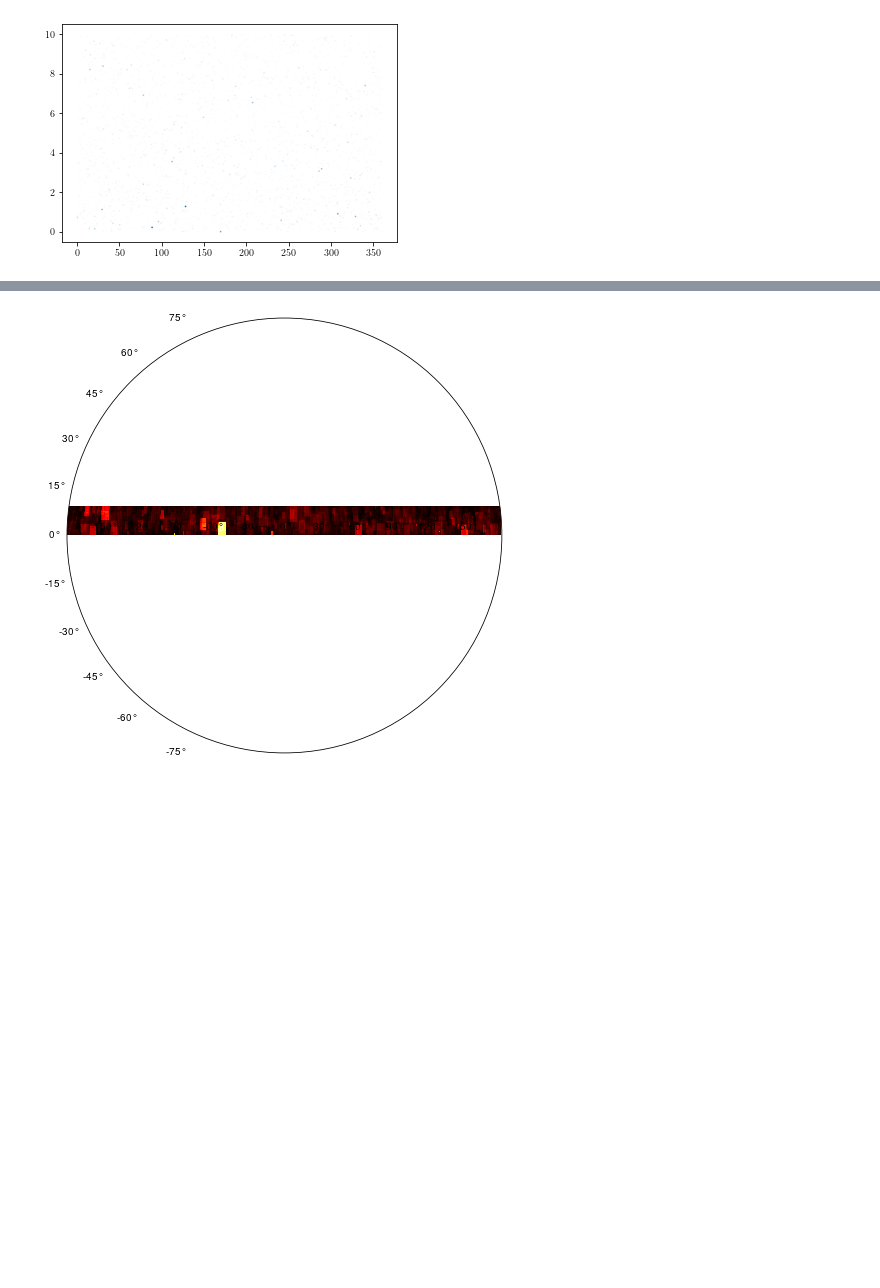
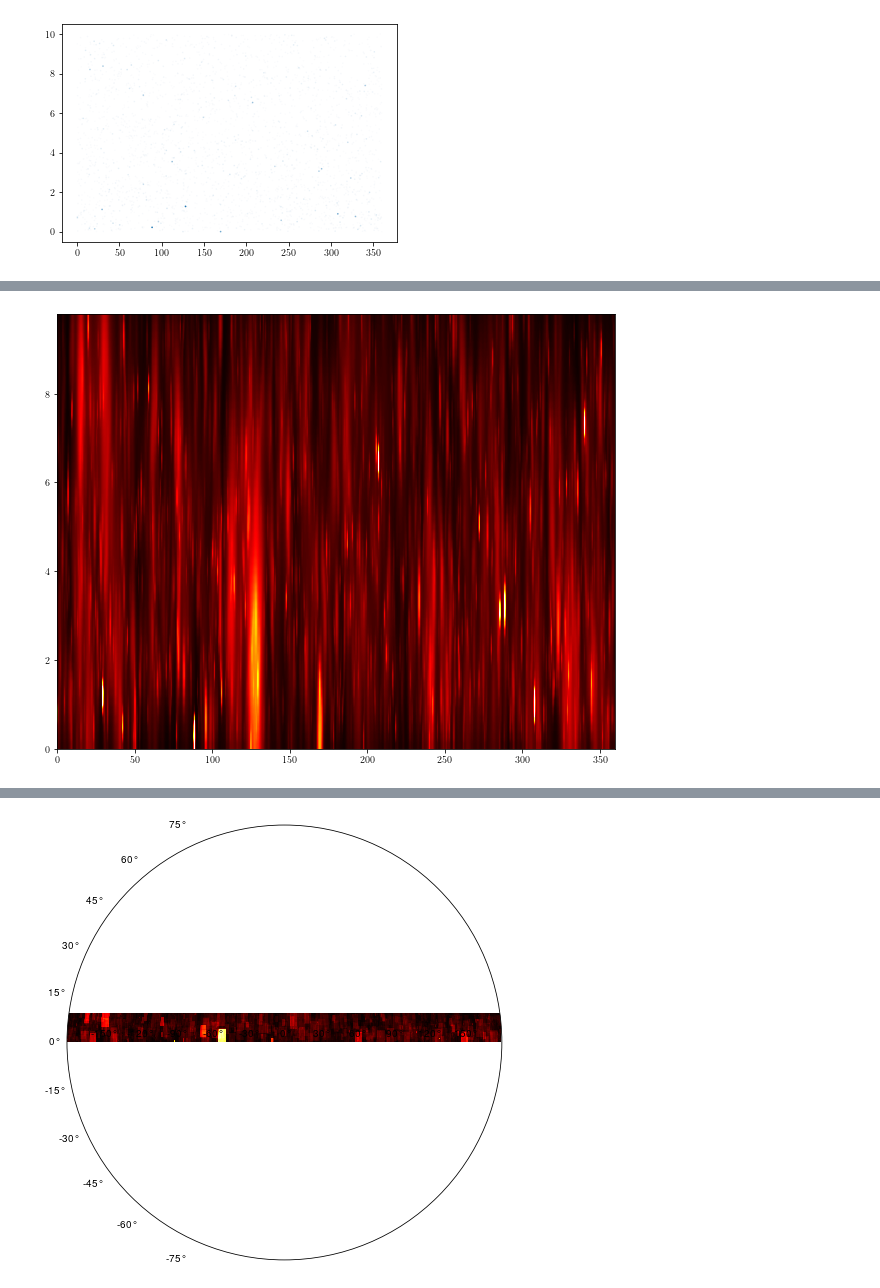
Before and after one commit to MeighenBergerS/dmpoint, a Jupyter notebook: notebooks/sky_hotspots_density.ipynb, the cells around one changed output, grey strips where cells are left out. Drawn from its saved outputs; the diff is of its cells as text; code cells hidden in the pictures; blank space fills up the shorter version.

```diff
--- a/notebooks/sky_hotspots_density.ipynb
+++ b/notebooks/sky_hotspots_density.ipynb
@@ -180,0 +208,9 @@ plt.savefig("..\\pics\\heat_map.png", dpi=100)
+# %%
+fig = plt.figure(figsize=(10, 8))
+plt.imshow(density_grid_v2,
+           extent=(np.amin(ra_grid), np.amax(ra_grid),
+                   np.amin(decl_grid), np.amax(decl_grid)),
+           cmap=cm.hot, origin='lower', aspect='auto', vmax=2)
+plt.savefig("..\\pics\\heat_map_v2.png", dpi=100)
+# %% [output]
+[figure, added]
```
Also changed, not shown: parts of 17 cells of this notebook, 3 other files.
